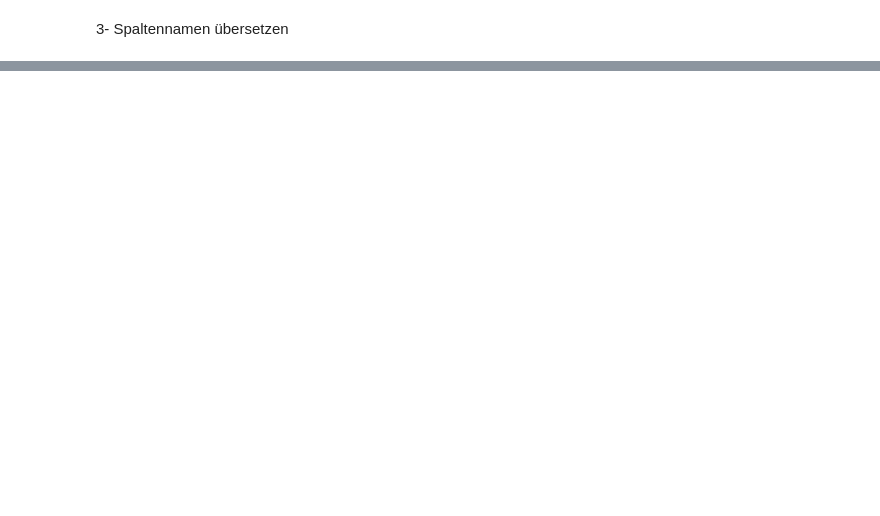
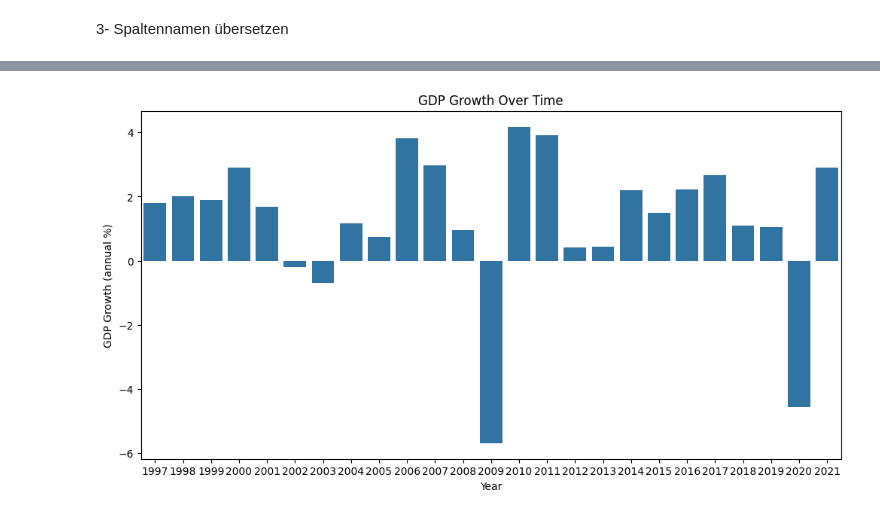
Before and after one commit to mjzago/INTOcode, a Jupyter notebook: Agile Data Project with Python/Germany.ipynb, the cells around one changed output, grey strips where cells are left out. Drawn from its saved outputs; the diff is of its cells as text; code cells hidden in the pictures; blank space fills up the shorter version.

```diff
--- a/Agile Data Project with Python/Germany.ipynb
+++ b/Agile Data Project with Python/Germany.ipynb
@@ -179,3 +158,12 @@ df.describe().T
+# %%
+plt.figure(figsize=(12, 6))
+sns.barplot(data=df, x='Name der Serie', y='Wirtschaftswachstum (jährlich %)')
+plt.title('GDP Growth Over Time')
+plt.xlabel('Year')
+plt.ylabel('GDP Growth (annual %)')
+plt.show()
+# %% [output]
+[figure, added]
 # %%
 # Schritt 1: Importieren Sie die erforderlichen Bibliotheken
 import pandas as pd
```
Also changed, not shown: parts of 6 cells of this notebook.
